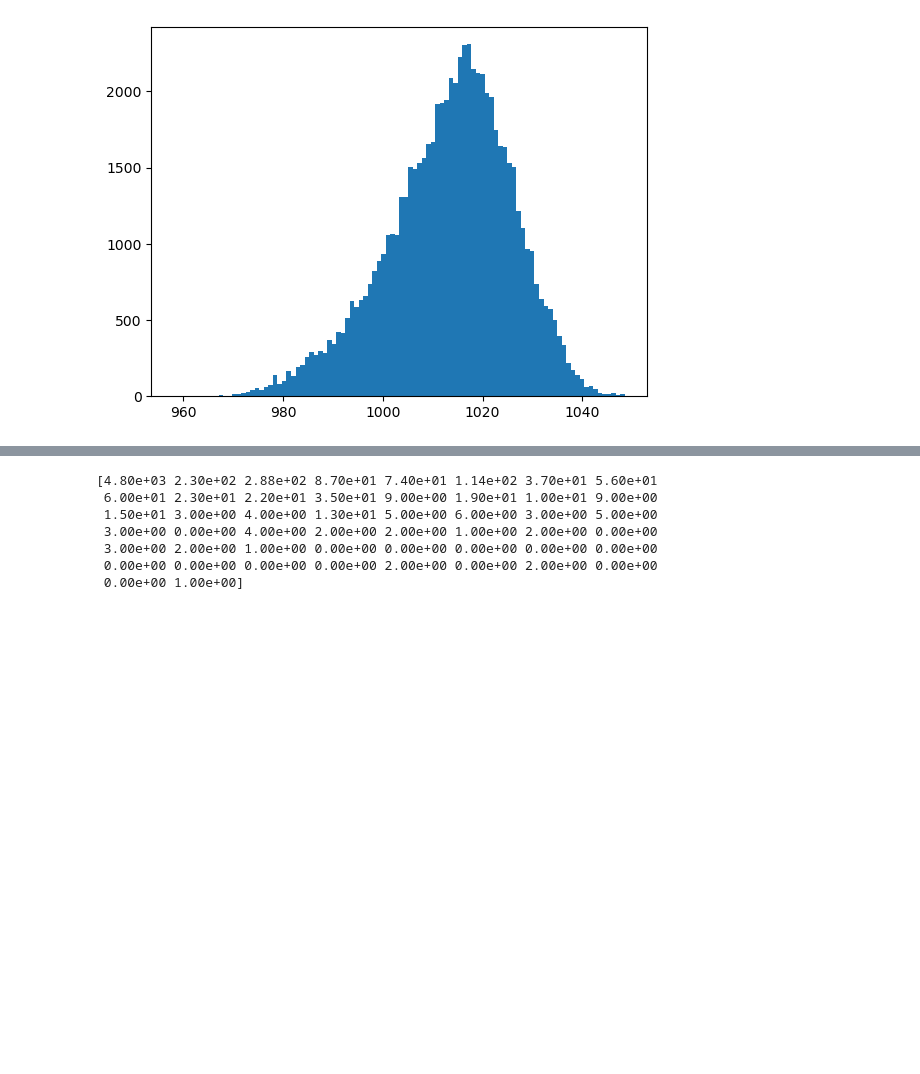
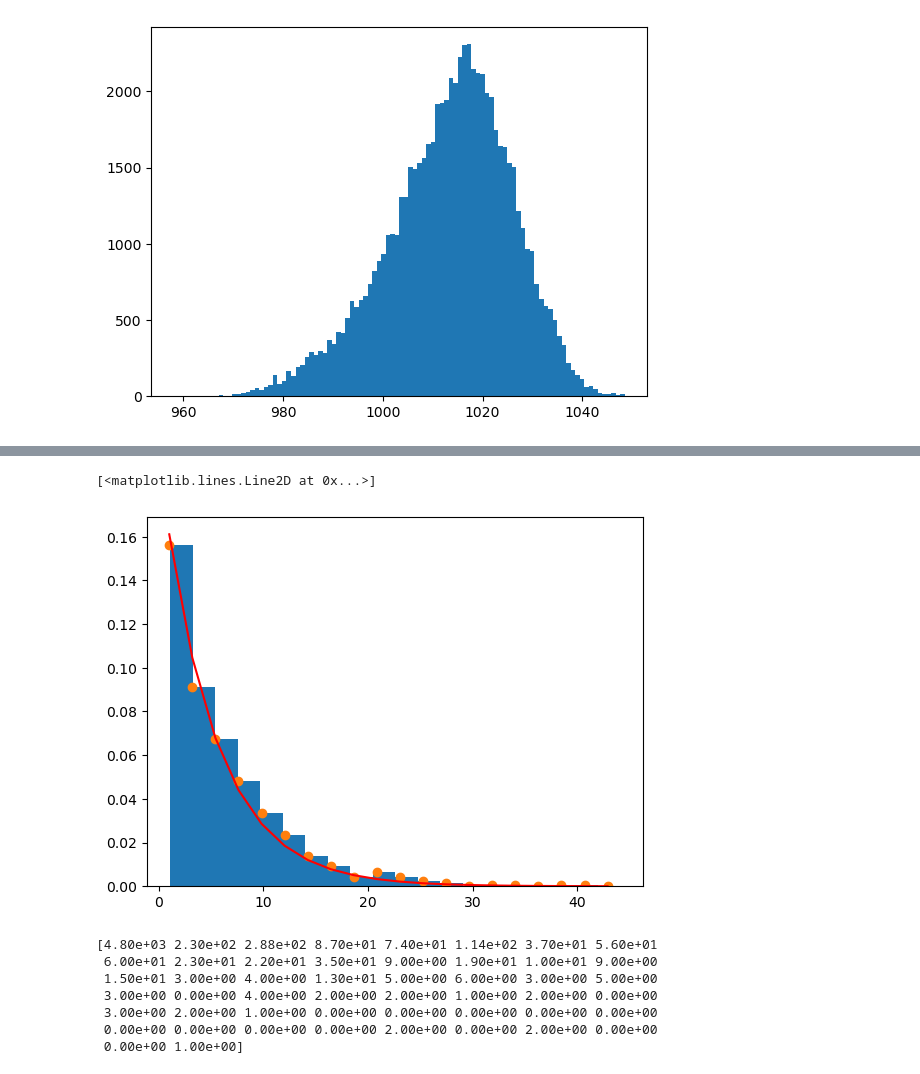
Before and after one commit to Eilis9/PfDA_Project1, a Jupyter notebook: met_athenry.ipynb, the cells around one changed output, grey strips where cells are left out. Drawn from its saved outputs; the diff is of its cells as text; code cells hidden in the pictures; blank space fills up the shorter version.

```diff
--- a/met_athenry.ipynb
+++ b/met_athenry.ipynb
@@ -118,0 +93,73 @@ dtype: float64
+# %%
+# Do some analysis on the rainfall data over 8 years.
+# sum the rainfall per day
+import scipy.stats as stats
+year_data_df[['rain', 'datetime']]
+daily_rain_sum = year_data_df[['rain', 'datetime']].groupby(pd.Grouper(key='datetime', freq='D')).sum()
+max_rain = daily_rain_sum.max()
+min_rain = daily_rain_sum.min()
+# frequency of rainy days with criterion of >1mm rainfall
+fw = (daily_rain_sum['rain']>1).sum() / len(daily_rain_sum)
+#fw = df_rainy_day.sum()
+print(fw)
+print(len(daily_rain_sum))
+print((daily_rain_sum['rain']>1).sum())
+daily_rain_rainydays = daily_rain_sum[daily_rain_sum['rain']>1]
+print(daily_rain_rainydays.max())
+print(daily_rain_rainydays.min())
+no_bins = 20
+# returns the normalised data for the histogram (area under curve =1)
+n, bins, patches = plt.hist(daily_rain_rainydays, bins=no_bins, density=True)
+
+x = np.arange(1, 44.1, 44.1/no_bins)
+print(x)
+#plt.plot(x,n)
+#mean_daily_rain = daily_rain_rainydays.mean()
+#std_daily_rain = daily_rain_rainydays.std()
+#print(len(x))
+plt.plot(x, n, 'o')
+# Use curve_fit as in: https://stackoverflow.com/questions/50448199/lognormal-curve-fit
+#y1 = n / np.trapz(x, n)
+print(n.shape)
+print(bins.shape)
+print(x.shape)
+# PDF for the log distribution
+def f(x, lamda_1):
+  return lamda_1*np.exp(-1*lamda_1*x)
+#print(bins)
+#print(x)
+#print(n)
+from scipy.optimize import *
+
+params, extras = curve_fit(f, x, n)
+
+params
+# fit a log normal curve
+
+
+lamda_1 = 0.196
+pdf_expon = (lamda_1*np.exp(-1*lamda_1*x))
+
+plt.plot(x, pdf_expon, 'r')
+# set up a random generator for log normal
+#s = np.random.lognormal(mean_daily_rain, std_daily_rain, 2920)
+#count, bins, ignored = plt.hist(s, 20, density=True, align='mid')
+#plt.show()
+
+#x = np.linspace(min(bins), max(bins), 100)
+#pdf = (np.exp(-(np.log(x) - mean_daily_rain)**2 / (2 * std_daily_rain**2))
+#       / (x * std_daily_rain * np.sqrt(2 * np.pi)))
+
+#plt.plot(x, pdf, linewidth=2, color='r')
+#plt.axis('tight')
+#print("mean_rain", mean_daily_rain)
+#(n, bins, patches) = plt.hist(daily_rain_rainydays, bins=20, label='hst')
+#plt.show()
+#print(n)
+#plt.plot(n)
+#plt.show()
+#logn = np.log(n)
+#logn[np.isneginf(logn)] = 0
+#plt.plot(logn)
+#plt.show()
+# %% [output]
@@ -119,3 +178,5 @@ dtype: float64
+[<matplotlib.lines.Line2D at 0x...>]
+[figure, added]
 # %%
 # https://datascience.stackexchange.com/questions/32139/extract-all-the-data-of-a-particular-month-from-dataset-of-different-years
 # put this in a function (call in a loop)
```
Also changed, not shown: parts of 6 cells of this notebook.
